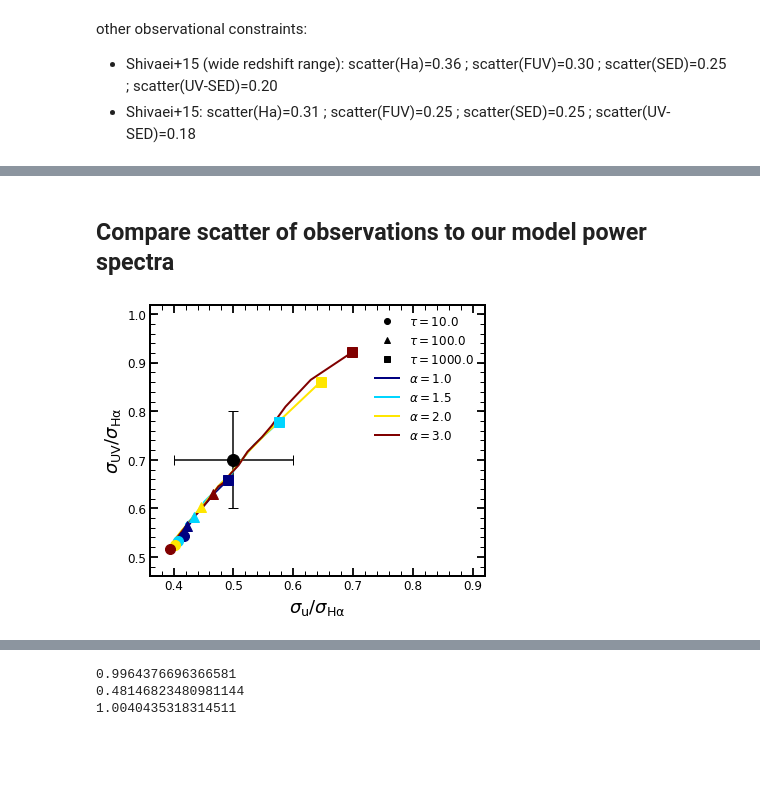
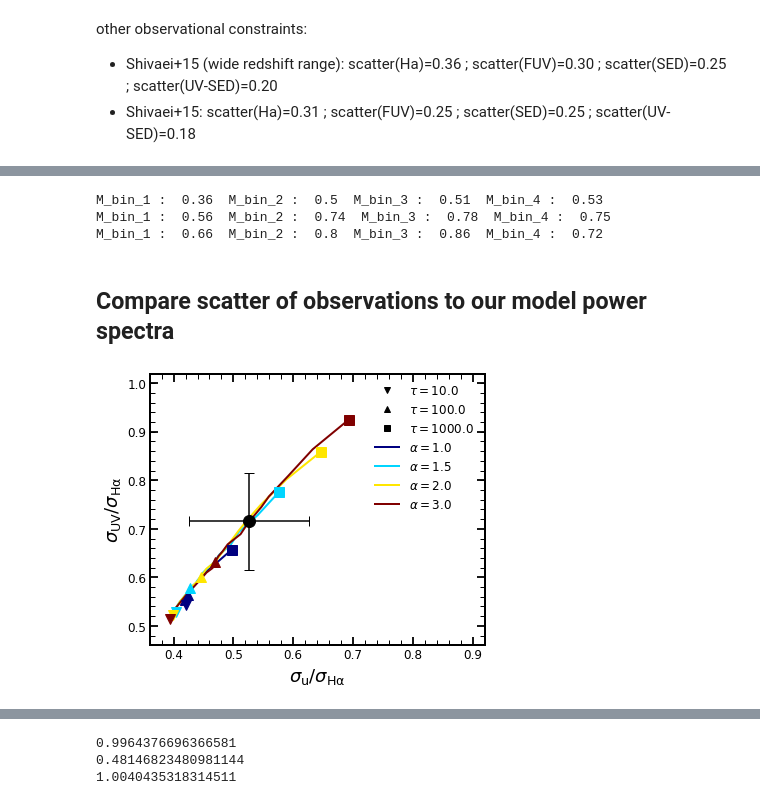
Before and after one commit to stacchella/variability_SFHs, a Jupyter notebook: notebooks/PSD_Analysis.ipynb, the cells around one changed output, grey strips where cells are left out. Saved outputs shown, nothing was run; the diff lists cells and outputs as text; code cells hidden in the pictures; blank space fills up the shorter version.

```diff
--- a/notebooks/PSD_Analysis.ipynb
+++ b/notebooks/PSD_Analysis.ipynb
@@ -1117,3 +1123,19 @@ plt.show()
+# %%
+M_bin_1 = (table_obs['mass'] >= 7.0) & (table_obs['mass'] < 7.5)
+M_bin_2 = (table_obs['mass'] >= 7.5) & (table_obs['mass'] < 8.5)
+M_bin_3 = (table_obs['mass'] >= 8.5) & (table_obs['mass'] < 9.5)
+M_bin_4 = (table_obs['mass'] >= 9.5) & (table_obs['mass'] < 10.5)
+
+print 'M_bin_1 : ', np.round(np.mean(scatter_u_Halpha[M_bin_1]), 2), ' M_bin_2 : ', np.round(np.mean(scatter_u_Halpha[M_bin_2]), 2), ' M_bin_3 : ', np.round(np.mean(scatter_u_Halpha[M_bin_3]), 2), ' M_bin_4 : ', np.round(np.mean(scatter_u_Halpha[M_bin_4]), 2)
+print 'M_bin_1 : ', np.round(np.mean(scatter_W3_Halpha[M_bin_1]), 2), ' M_bin_2 : ', np.round(np.mean(scatter_W3_Halpha[M_bin_2]), 2), ' M_bin_3 : ', np.round(np.mean(scatter_W3_Halpha[M_bin_3]), 2), ' M_bin_4 : ', np.round(np.mean(scatter_W3_Halpha[M_bin_4]), 2)
+print 'M_bin_1 : ', np.round(np.mean(scatter_UVIR_Halpha[M_bin_1]), 2), ' M_bin_2 : ', np.round(np.mean(scatter_UVIR_Halpha[M_bin_2]), 2), ' M_bin_3 : ', np.round(np.mean(scatter_UVIR_Halpha[M_bin_3]), 2), ' M_bin_4 : ', np.round(np.mean(scatter_UVIR_Halpha[M_bin_4]), 2)
+# %% [output]
+M_bin_1 :  0.36  M_bin_2 :  0.5  M_bin_3 :  0.51  M_bin_4 :  0.53
+M_bin_1 :  0.56  M_bin_2 :  0.74  M_bin_3 :  0.78  M_bin_4 :  0.75
+M_bin_1 :  0.66  M_bin_2 :  0.8  M_bin_3 :  0.86  M_bin_4 :  0.72
+# %%
+scatter_u_Halpha_byM = [np.mean(scatter_u_Halpha[M_bin_1]), np.mean(scatter_u_Halpha[M_bin_2]), np.mean(scatter_u_Halpha[M_bin_3]), np.mean(scatter_u_Halpha[M_bin_4])]
+scatter_UVIR_Halpha_byM = [np.mean(scatter_UVIR_Halpha[M_bin_1]), np.mean(scatter_UVIR_Halpha[M_bin_2]), np.mean(scatter_UVIR_Halpha[M_bin_3]), np.mean(scatter_UVIR_Halpha[M_bin_4])]
 # %% [markdown]
 ## Compare scatter of observations to our model power spectra
 # %%
@@ -1129,11 +1151,12 @@ slope_plot = [1.0, 1.5, 2.0, 3.0]
 tau_plot = [10.0, 100.0, 1000.0]
 
 colors = plt.cm.jet(np.linspace(0, 1, len(slope_plot)))
-symbols = ['o', '^', 's']
+symbols = ['v', '^', 's']
 
 fig, ax = plt.subplots(nrows=1, ncols=1, figsize=(6.0, 5.0))
 
-ax.errorbar(0.5, 0.7, xerr=0.1, yerr=0.1, fmt='o', ms=12, color='black', capsize=5)
+ii = 3
+ax.errorbar(scatter_u_Halpha_byM[ii], scatter_UVIR_Halpha_byM[ii], xerr=0.1, yerr=0.1, fmt='o', ms=12, color='black', capsize=5)
 
 for jj_tau in range(len(tau_plot)):
     ax.plot(-1.0, -1.0, symbols[jj_tau], color='black', label=r'$\tau=%.1f$' %(tau_plot[jj_tau]))
@@ -1141,31 +1164,31 @@ for jj_tau in range(len(tau_plot)):
 #leg1 = ax.legend()
 
 counter = 0
 counter2 = 0
 for ii_slope in range(len(list_of_slopes)):
     if list_of_slopes[ii_slope] in slope_plot:
         ax.plot(ratio_u_Ha[ii_slope], ratio_FUV_Ha[ii_slope], '-', lw=2, color=colors[counter], label=r'$\alpha=%.1f$' %(list_of_slopes[ii_slope]))
         for jj_tau in range(len(list_of_tau)):
             if list_of_tau[jj_tau] in tau_plot:
                 ax.plot(ratio_u_Ha[ii_slope][jj_tau], ratio_FUV_Ha[ii_slope][jj_tau], symbols[counter2], color=colors[counter], ms=10, zorder=11)
                 counter2 += 1
         counter += 1
         counter2 = 0
 
 
 #ax.plot(ratio_u_Ha[2], ratio_FUV_Ha[2], '.-', color='black')
 #ax.plot(ratio_u_Ha[10], ratio_FUV_Ha[10], '.-', color='black')
 #ax.plot(ratio_u_Ha[-1], ratio_FUV_Ha[-1], '.-', color='black')
 
 
 ax.set_xlim([0.36, 0.92])
 ax.set_ylim([0.46, 1.02])
 ax.set_xlabel(r'$\sigma_{\rm u}/\sigma_{\rm H\alpha}$', fontsize=18)
 ax.set_ylabel(r'$\sigma_{\rm UV}/\sigma_{\rm H\alpha}$', fontsize=18)
 
 ax.legend(frameon=False, ncol=1, fontsize=12)
 #plt.gca().add_artist(leg1)
 plt.savefig(path_figures + 'observational_constraints.pdf', bbox_inches='tight')
 plt.show()
 # %% [output]
-[figure, old version]
+[figure, new version]
```
Also changed, not shown: parts of 12 cells of this notebook, 6 other files.
